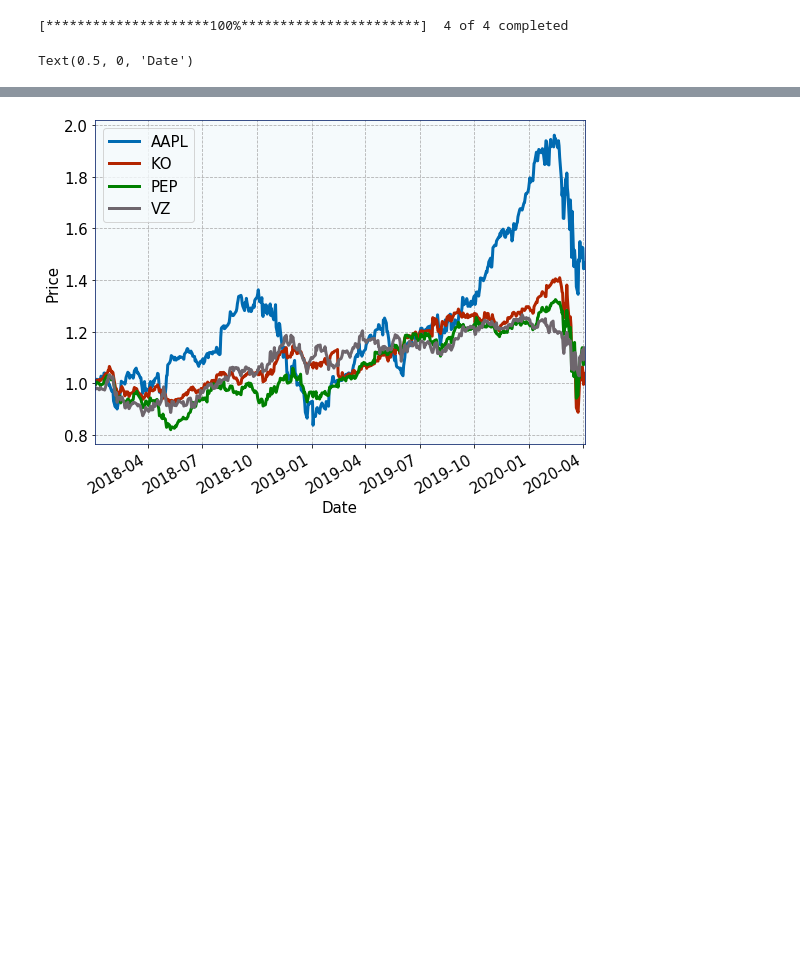
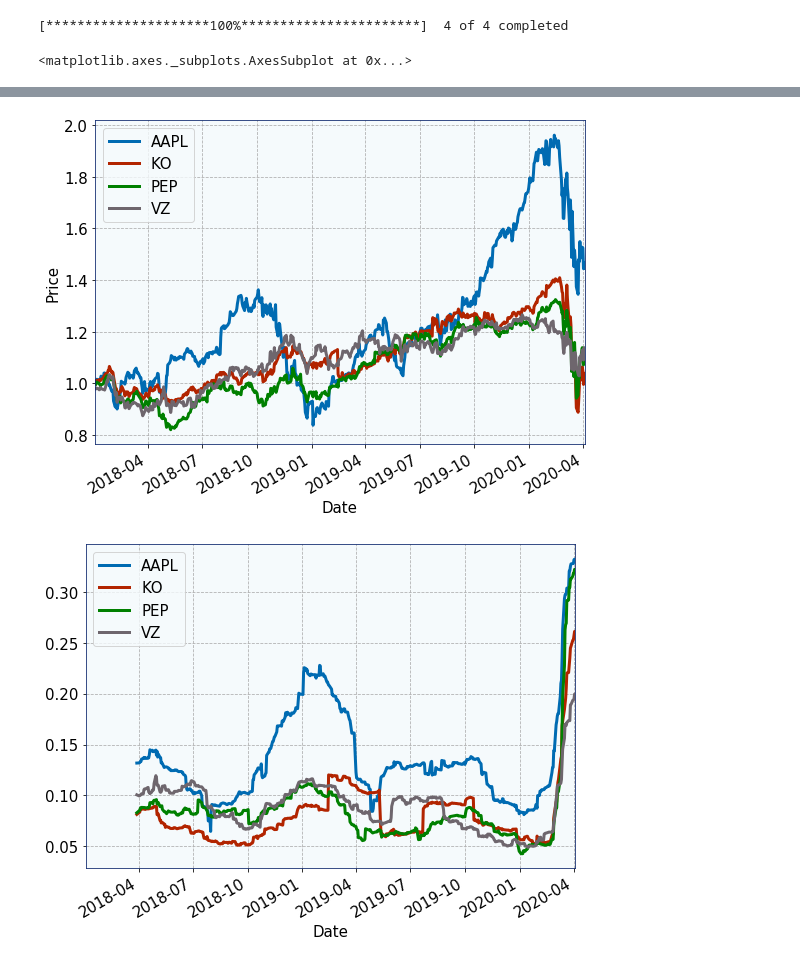
Before and after one commit to nikitataf/stock-data, a Jupyter notebook: stock_prices.ipynb, the cells around one changed output, grey strips where cells are left out. Drawn from its saved outputs; the diff is of its cells as text; code cells hidden in the pictures; blank space fills up the shorter version.

Commit message:
Volatility added

```diff
--- a/stock_prices.ipynb
+++ b/stock_prices.ipynb
@@ -4,30 +4,37 @@ matplotlib_nikita_style()
 # %%
 import matplotlib.pyplot as plt
 import yfinance as yf
 import pandas as pd
+import numpy as np
 
 # Define the ticker list
 tickers = ['AAPL', 'VZ', 'KO', 'PEP']
 
 # Fetch the data
 data = yf.download(tickers,'2018-01-01')
 daily_close = data['Adj Close']
 
 # Plot the adusted closing price
 data['Adj Close'].plot()
 plt.ylabel('Price')
 plt.xlabel('Date')
 
 # Daily return
 daily_pct_change = daily_close.pct_change()
 
 # Plot the adjusted closing prices
 cum_daily_return = (1 + (daily_pct_change)).cumprod()
 cum_daily_return.plot()
 plt.ylabel('Price')
 plt.xlabel('Date')
+
+# Volatility
+min_period = 60
+volatility = daily_pct_change.rolling(min_period).std() * np.sqrt(min_period)
+volatility.plot()
 # %% [output]
 [*********************100%***********************]  4 of 4 completed
-Text(0.5, 0, 'Date')
+<matplotlib.axes._subplots.AxesSubplot at 0x...>
 [figure]
 [figure]
+[figure, added]
```
